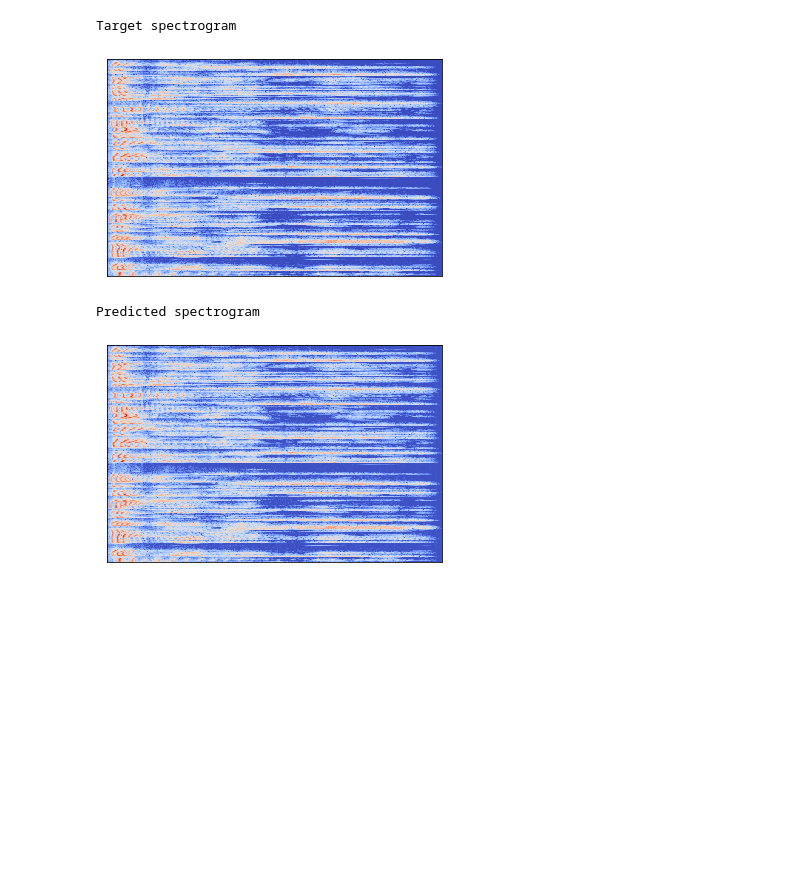
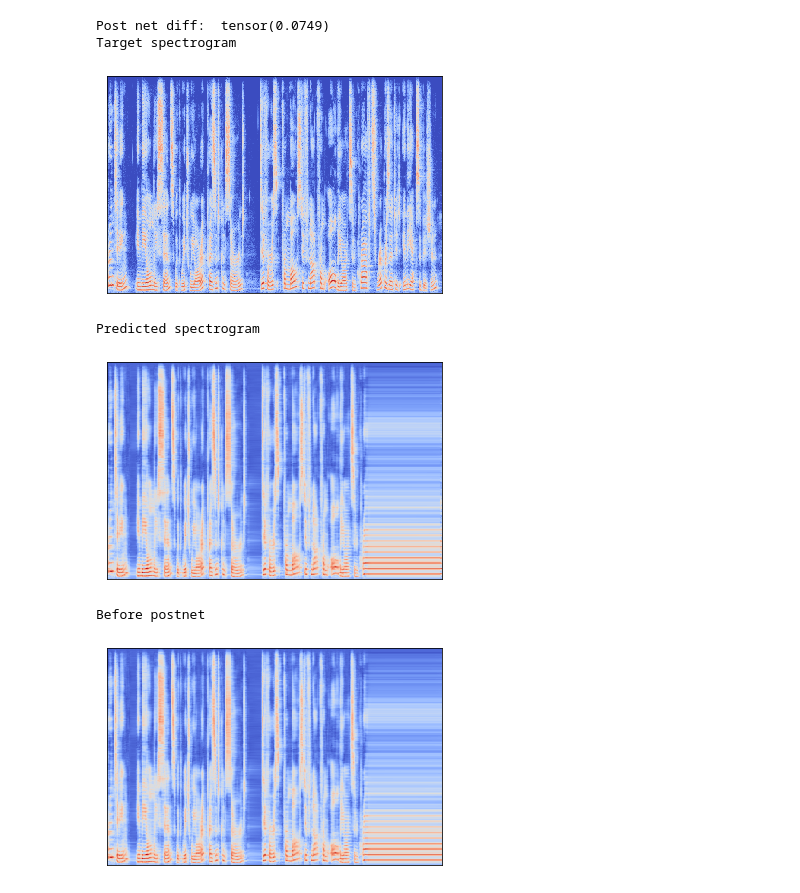
Before and after one commit to silvershine157/ML-Demos, a Jupyter notebook: speech/single_inference.ipynb, the cells around one changed output. Cells and saved outputs as stored; diff of their text form; code cells hidden in the pictures; blank space fills up the shorter version.

```diff
--- a/speech/single_inference.ipynb
+++ b/speech/single_inference.ipynb
@@ -13,32 +13,43 @@ from train import *
 # %%
 from singlefit import *
 def single_inference():
     net = SingleDecoder()
-    net.load_state_dict(torch.load('data/ckpts/single_latest.sd'))
+    #sd_path = 'data/ckpts/singlefit/single_latest.sd'
+    sd_path = 'data/ckpts/single_1999.sd'
+    net.load_state_dict(torch.load(sd_path))
     ds, loader = get_lj_loader(batch_size=1, limit=1, get_dataset=True)
     net.to(device)
+    net.eval()
     with torch.no_grad():
         for batch in loader:
             S_pad, S_lengths, token_pad, token_lengths = batch
             S_pad = S_pad.to(device)
-            S_pred = net(S_pad)
+            S_before, S_pred = net(S_pad, teacher_forcing=False, before_post=True)
     S_orig = S_pad[:, 0, :].cpu()
     S_recon = S_pred[:, 0, :].cpu()
+    S_before = S_before[:, 0, :].cpu()
+    print("Post net diff: ", torch.mean(torch.abs(S_recon-S_before)))
     print("Target spectrogram")
-    librosa.display.specshow(S_orig.numpy())
+    librosa.display.specshow(S_orig.numpy().T)
     plt.show()
     print("Predicted spectrogram")
-    librosa.display.specshow(S_recon.numpy())
+    librosa.display.specshow(S_recon.numpy().T)
+    plt.show()
+    print("Before postnet")
+    librosa.display.specshow(S_before.numpy().T)
     plt.show()
     recon_wav = ds.spec_to_wav(S_recon)
     sr = 22050
     librosa.output.write_wav('data/pred_sample.wav', recon_wav.squeeze().numpy(), sr)
 single_inference()
 # %% [output]
+Post net diff:  tensor(0.0749)
 Target spectrogram
-[figure, old version]
+[figure, new version]
 Predicted spectrogram
-[figure, old version]
+[figure, new version]
+Before postnet
+[figure, added]
 # %%
 def torch_reconstruct_demo():
     sr = 22050
```
Also changed, not shown: parts of 1 cell of this notebook, 1 other file.
